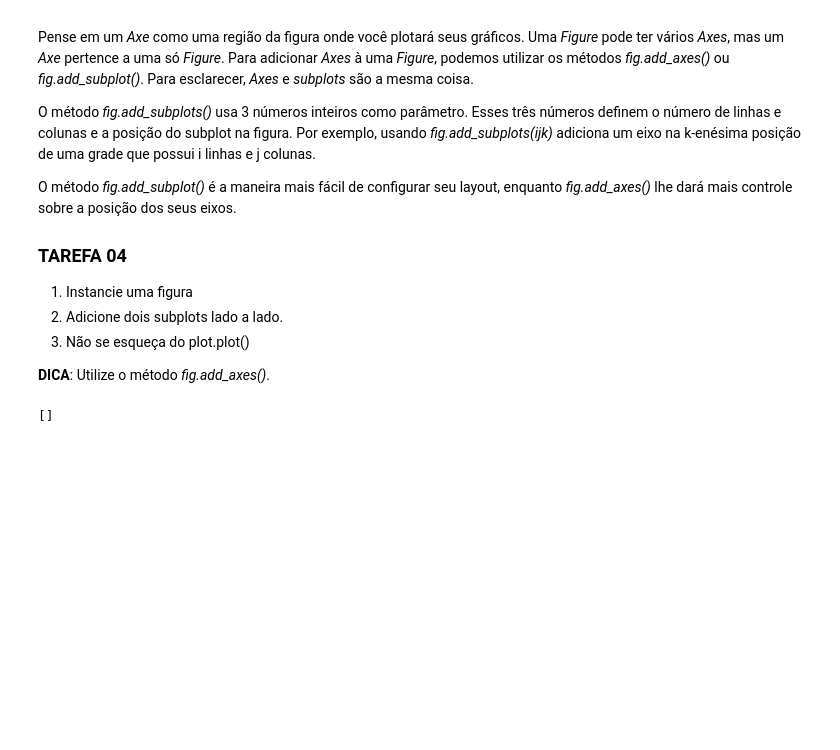
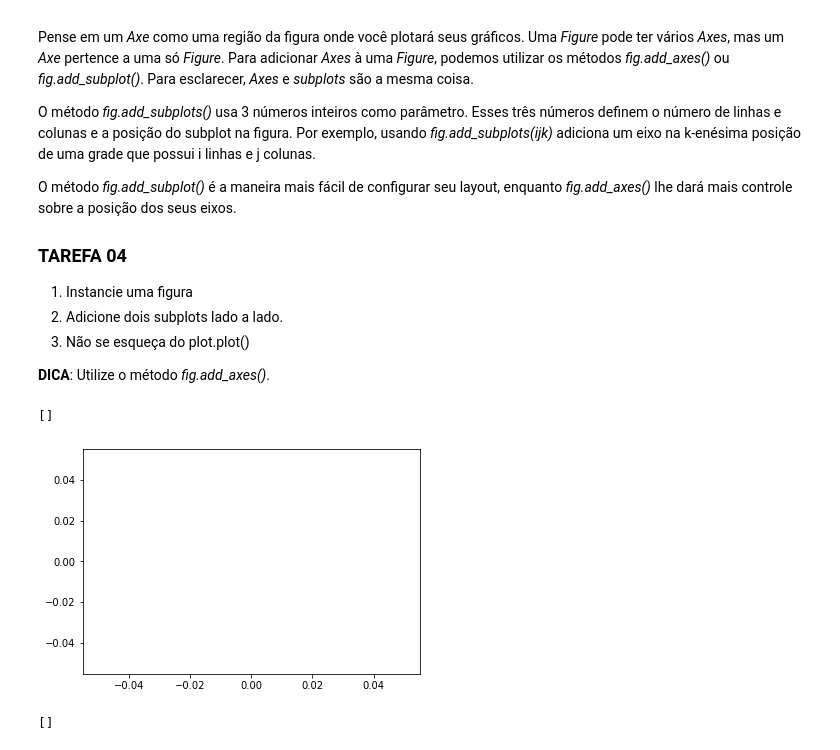
Before and after one commit to Flpcarrara/visualizacao_exploratoria_exercicios-matplotlib, a Jupyter notebook: 01-exercicios-matplotlib/visualizacao-com-matplotlib.ipynb, the cells around one changed output. Cells and saved outputs as stored; diff of their text form; code cells hidden in the pictures; blank space fills up the shorter version.

```diff
--- a/01-exercicios-matplotlib/visualizacao-com-matplotlib.ipynb
+++ b/01-exercicios-matplotlib/visualizacao-com-matplotlib.ipynb
@@ -155,3 +162,9 @@ O método *fig.add_subplot()* é a maneira mais fácil de configurar seu layout,
+# %%
+fig = plt.figure().add_axes([0, 0, 0.78, 0.78])
+plt.plot()
+# %% [output]
+[]
+[figure, added]
 # %%
 # Resultado esperado (não modifique esta célula)
 # %% [output]
```
Also changed, not shown: parts of 6 cells of this notebook.
